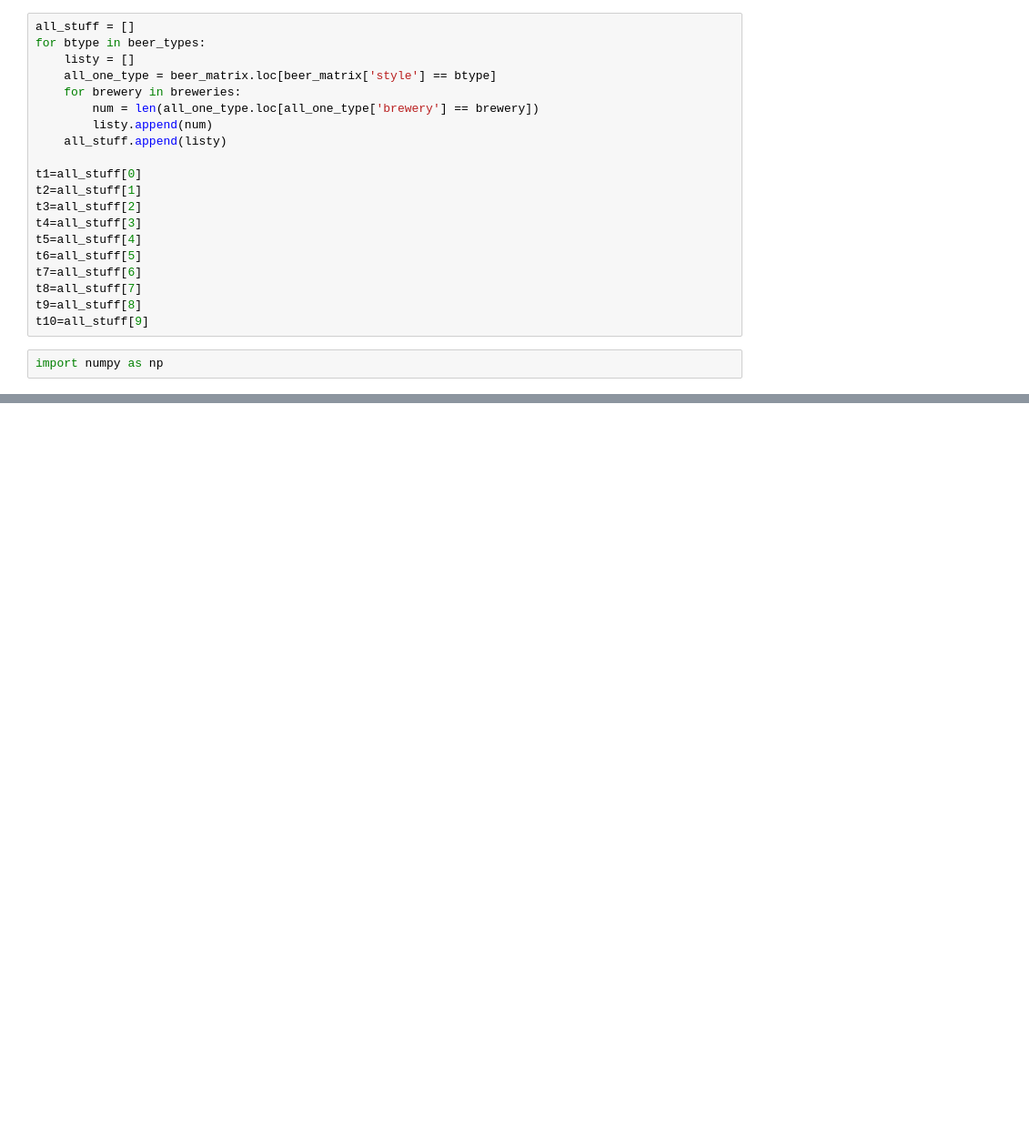
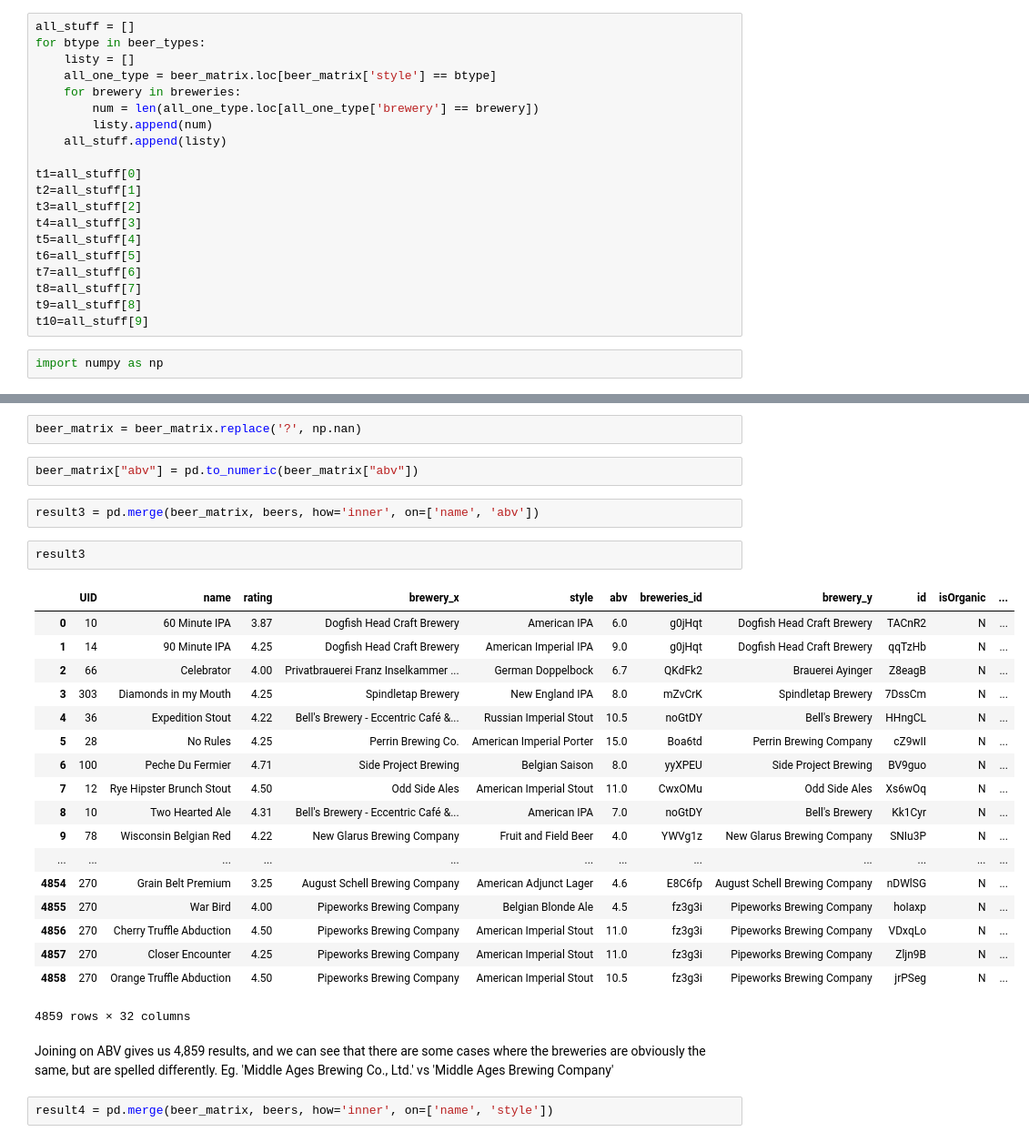
Before and after one commit to loisr/Beer-Recommendations, a Jupyter notebook: All Data.ipynb, the cells around one changed output, grey strips where cells are left out. Shown at 91% size. Drawn from its saved outputs; the diff is of its cells as text; blank space fills up the shorter version.

```diff
--- a/All Data.ipynb
+++ b/All Data.ipynb
@@ -661,0 +720,31 @@ plt.legend(beer_types, bbox_to_anchor=(1.05, 1), loc=2, borderaxespad=0.)
+# %%
+beer_matrix = beer_matrix.replace('?', np.nan)
+# %%
+beer_matrix["abv"] = pd.to_numeric(beer_matrix["abv"])
+# %%
+result3 = pd.merge(beer_matrix, beers, how='inner', on=['name', 'abv'])
+# %%
+result3
+# %% [output]
+|  | UID | name | rating | brewery_x | style | abv | breweries_id | brewery_y | id | isOrganic | ... |
+| 0 | 10 | 60 Minute IPA | 3.87 | Dogfish Head Craft Brewery | American IPA | 6.0 | g0jHqt | Dogfish Head Craft Brewery | TACnR2 | N | ... |
+| 1 | 14 | 90 Minute IPA | 4.25 | Dogfish Head Craft Brewery | American Imperial IPA | 9.0 | g0jHqt | Dogfish Head Craft Brewery | qqTzHb | N | ... |
+| 2 | 66 | Celebrator | 4.00 | Privatbrauerei Franz Inselkammer ... | German Doppelbock | 6.7 | QKdFk2 | Brauerei Ayinger | Z8eagB | N | ... |
+| 3 | 303 | Diamonds in my Mouth | 4.25 | Spindletap Brewery | New England IPA | 8.0 | mZvCrK | Spindletap Brewery | 7DssCm | N | ... |
+| 4 | 36 | Expedition Stout | 4.22 | Bell's Brewery - Eccentric Café &... | Russian Imperial Stout | 10.5 | noGtDY | Bell's Brewery | HHngCL | N | ... |
+| 5 | 28 | No Rules | 4.25 | Perrin Brewing Co. | American Imperial Porter | 15.0 | Boa6td | Perrin Brewing Company | cZ9wII | N | ... |
+| 6 | 100 | Peche Du Fermier | 4.71 | Side Project Brewing | Belgian Saison | 8.0 | yyXPEU | Side Project Brewing | BV9guo | N | ... |
+| 7 | 12 | Rye Hipster Brunch Stout | 4.50 | Odd Side Ales | American Imperial Stout | 11.0 | CwxOMu | Odd Side Ales | Xs6wOq | N | ... |
+| 8 | 10 | Two Hearted Ale | 4.31 | Bell's Brewery - Eccentric Café &... | American IPA | 7.0 | noGtDY | Bell's Brewery | Kk1Cyr | N | ... |
+| 9 | 78 | Wisconsin Belgian Red | 4.22 | New Glarus Brewing Company | Fruit and Field Beer | 4.0 | YWVg1z | New Glarus Brewing Company | SNIu3P | N | ... |
+| ... | ... | ... | ... | ... | ... | ... | ... | ... | ... | ... | ... |
+| 4854 | 270 | Grain Belt Premium | 3.25 | August Schell Brewing Company | American Adjunct Lager | 4.6 | E8C6fp | August Schell Brewing Company | nDWlSG | N | ... |
+| 4855 | 270 | War Bird | 4.00 | Pipeworks Brewing Company | Belgian Blonde Ale | 4.5 | fz3g3i | Pipeworks Brewing Company | hoIaxp | N | ... |
+| 4856 | 270 | Cherry Truffle Abduction | 4.50 | Pipeworks Brewing Company | American Imperial Stout | 11.0 | fz3g3i | Pipeworks Brewing Company | VDxqLo | N | ... |
+| 4857 | 270 | Closer Encounter | 4.25 | Pipeworks Brewing Company | American Imperial Stout | 11.0 | fz3g3i | Pipeworks Brewing Company | Zljn9B | N | ... |
+| 4858 | 270 | Orange Truffle Abduction | 4.50 | Pipeworks Brewing Company | American Imperial Stout | 10.5 | fz3g3i | Pipeworks Brewing Company | jrPSeg | N | ... |
+4859 rows × 32 columns
+# %% [markdown]
+Joining on ABV gives us 4,859 results, and we can see that there are some cases where the breweries are obviously the same, but are spelled differently. Eg. 'Middle Ages Brewing Co., Ltd.' vs 'Middle Ages Brewing Company'
+# %%
+result4 = pd.merge(beer_matrix, beers, how='inner', on=['name', 'style'])
```
Also changed, not shown: parts of 38 cells of this notebook.
